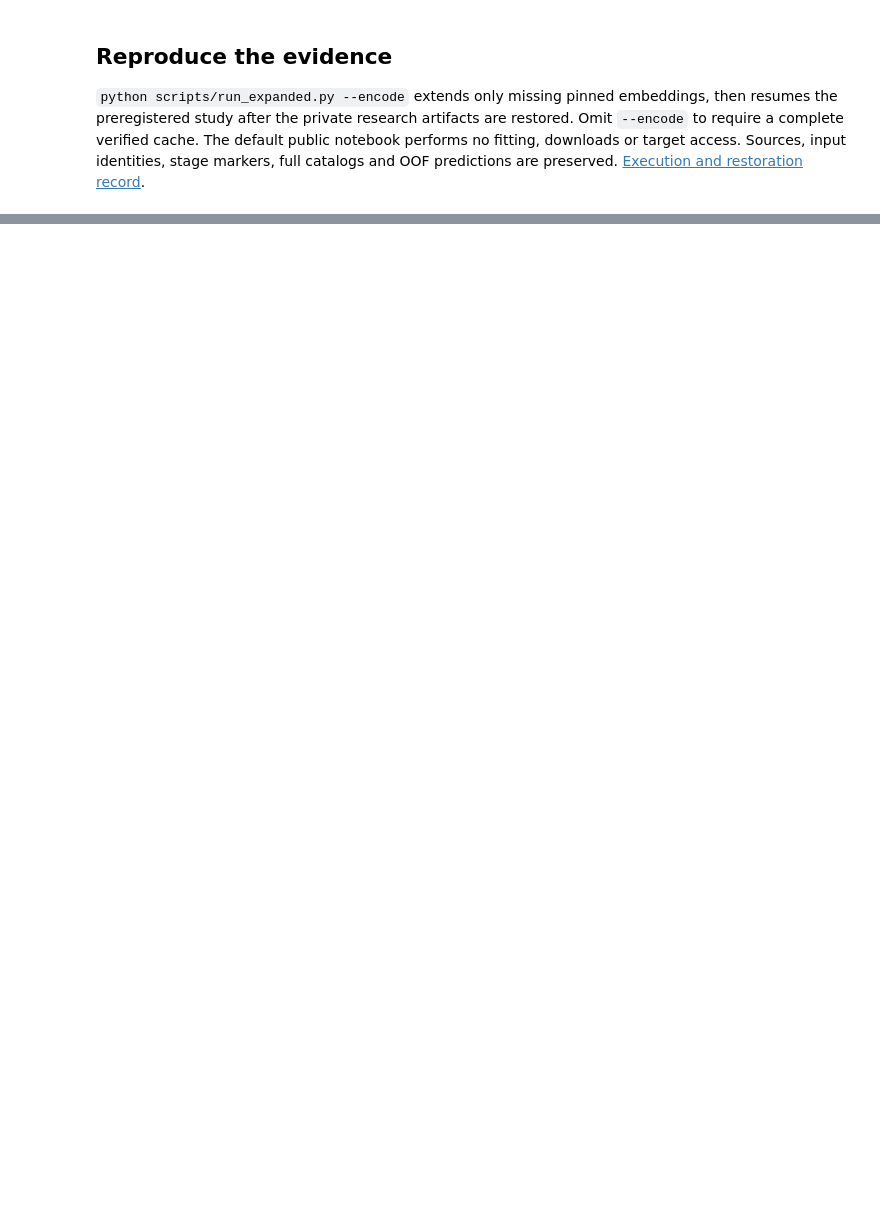
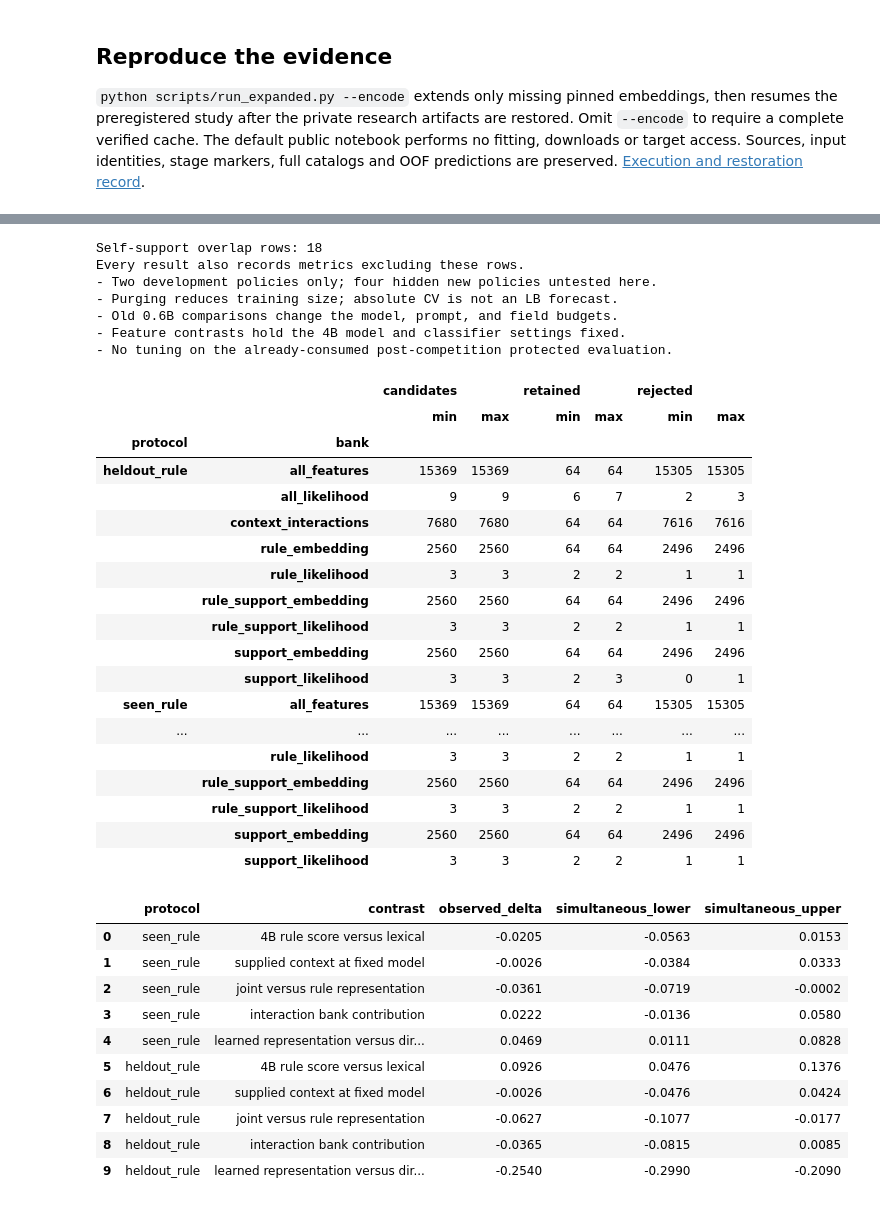
Before and after one commit to alvaromendizabal/jigsaw-rule-classifier, a Jupyter notebook: notebooks/02_baseline_and_review.ipynb, the cells around one changed output, grey strips where cells are left out. Saved outputs shown, nothing was run; the diff lists cells and outputs as text; code cells hidden in the pictures; blank space fills up the shorter version.

Commit message:
Report frozen feature failures and test support-adapted decision representations

```diff
--- a/notebooks/02_baseline_and_review.ipynb
+++ b/notebooks/02_baseline_and_review.ipynb
@@ -408,0 +415,10 @@ Feature research passed for the declared development scope. Retain the original
+# %%
+import sys
+sys.path.insert(0, str(root / 'scripts'))
+from build_competition_report import evidence as competition_evidence, display_comparison
+competition = competition_evidence(root)
+print('Inference run:', competition['provenance']['inference_run_id'])
+print('Unique candidate columns:', competition['protocol']['unique_candidates'])
+print('Fixed classifier fits:', competition['protocol']['fixed_classifier_fits'])
+display(metric_table(competition['results'], heldout=True))
+display_comparison(root)
@@ -408,0 +447,47 @@ Feature research passed for the declared development scope. Retain the original
+# %%
+counts = pd.DataFrame(competition['screening'])
+display(counts.groupby(['protocol', 'bank'])[['candidates', 'retained', 'rejected']].agg(['min', 'max']))
+contrasts = pd.DataFrame(competition['uncertainty'])
+display(contrasts[['protocol', 'contrast', 'observed_delta', 'simultaneous_lower', 'simultaneous_upper']].round(4))
+print('Self-support overlap rows:', competition['protocol']['self_support_overlap_rows'])
+print('Every result also records metrics excluding these rows.')
+for limitation in competition['protocol']['limitations']:
+    print('-', limitation)
+# %% [output]
+Self-support overlap rows: 18
+Every result also records metrics excluding these rows.
+- Two development policies only; four hidden new policies untested here.
+- Purging reduces training size; absolute CV is not an LB forecast.
+- Old 0.6B comparisons change the model, prompt, and field budgets.
+- Feature contrasts hold the 4B model and classifier settings fixed.
+- No tuning on the already-consumed post-competition protected evaluation.
+|  |  | candidates |  | retained |  | rejected |  |
+|  |  | min | max | min | max | min | max |
+| protocol | bank |  |  |  |  |  |  |
+| heldout_rule | all_features | 15369 | 15369 | 64 | 64 | 15305 | 15305 |
+|  | all_likelihood | 9 | 9 | 6 | 7 | 2 | 3 |
+|  | context_interactions | 7680 | 7680 | 64 | 64 | 7616 | 7616 |
+|  | rule_embedding | 2560 | 2560 | 64 | 64 | 2496 | 2496 |
+|  | rule_likelihood | 3 | 3 | 2 | 2 | 1 | 1 |
+|  | rule_support_embedding | 2560 | 2560 | 64 | 64 | 2496 | 2496 |
+|  | rule_support_likelihood | 3 | 3 | 2 | 2 | 1 | 1 |
+|  | support_embedding | 2560 | 2560 | 64 | 64 | 2496 | 2496 |
+|  | support_likelihood | 3 | 3 | 2 | 3 | 0 | 1 |
+| seen_rule | all_features | 15369 | 15369 | 64 | 64 | 15305 | 15305 |
+| ... | ... | ... | ... | ... | ... | ... | ... |
+|  | rule_likelihood | 3 | 3 | 2 | 2 | 1 | 1 |
+|  | rule_support_embedding | 2560 | 2560 | 64 | 64 | 2496 | 2496 |
+|  | rule_support_likelihood | 3 | 3 | 2 | 2 | 1 | 1 |
+|  | support_embedding | 2560 | 2560 | 64 | 64 | 2496 | 2496 |
+|  | support_likelihood | 3 | 3 | 2 | 2 | 1 | 1 |
+|  | protocol | contrast | observed_delta | simultaneous_lower | simultaneous_upper |
+| 0 | seen_rule | 4B rule score versus lexical | -0.0205 | -0.0563 | 0.0153 |
+| 1 | seen_rule | supplied context at fixed model | -0.0026 | -0.0384 | 0.0333 |
+| 2 | seen_rule | joint versus rule representation | -0.0361 | -0.0719 | -0.0002 |
+| 3 | seen_rule | interaction bank contribution | 0.0222 | -0.0136 | 0.0580 |
+| 4 | seen_rule | learned representation versus dir... | 0.0469 | 0.0111 | 0.0828 |
+| 5 | heldout_rule | 4B rule score versus lexical | 0.0926 | 0.0476 | 0.1376 |
+| 6 | heldout_rule | supplied context at fixed model | -0.0026 | -0.0476 | 0.0424 |
+| 7 | heldout_rule | joint versus rule representation | -0.0627 | -0.1077 | -0.0177 |
+| 8 | heldout_rule | interaction bank contribution | -0.0365 | -0.0815 | 0.0085 |
+| 9 | heldout_rule | learned representation versus dir... | -0.2540 | -0.2990 | -0.2090 |
```
Also changed, not shown: parts of 10 cells of this notebook, 34 other files.
